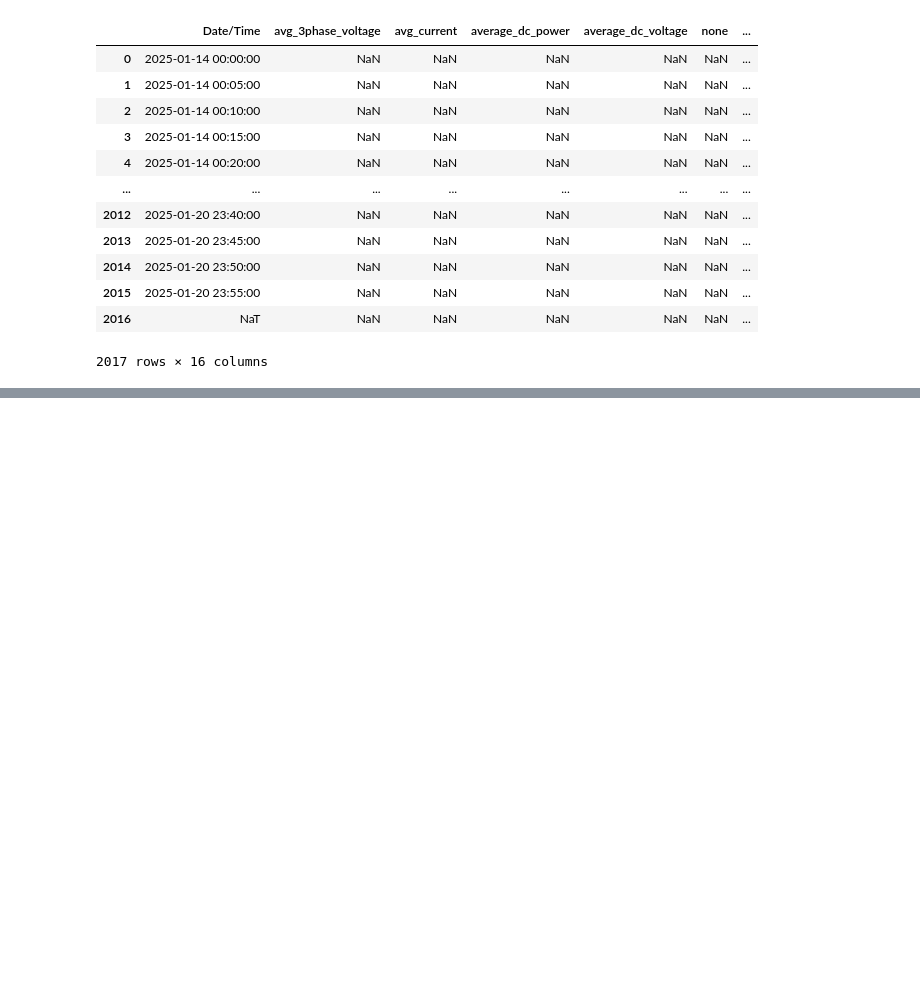
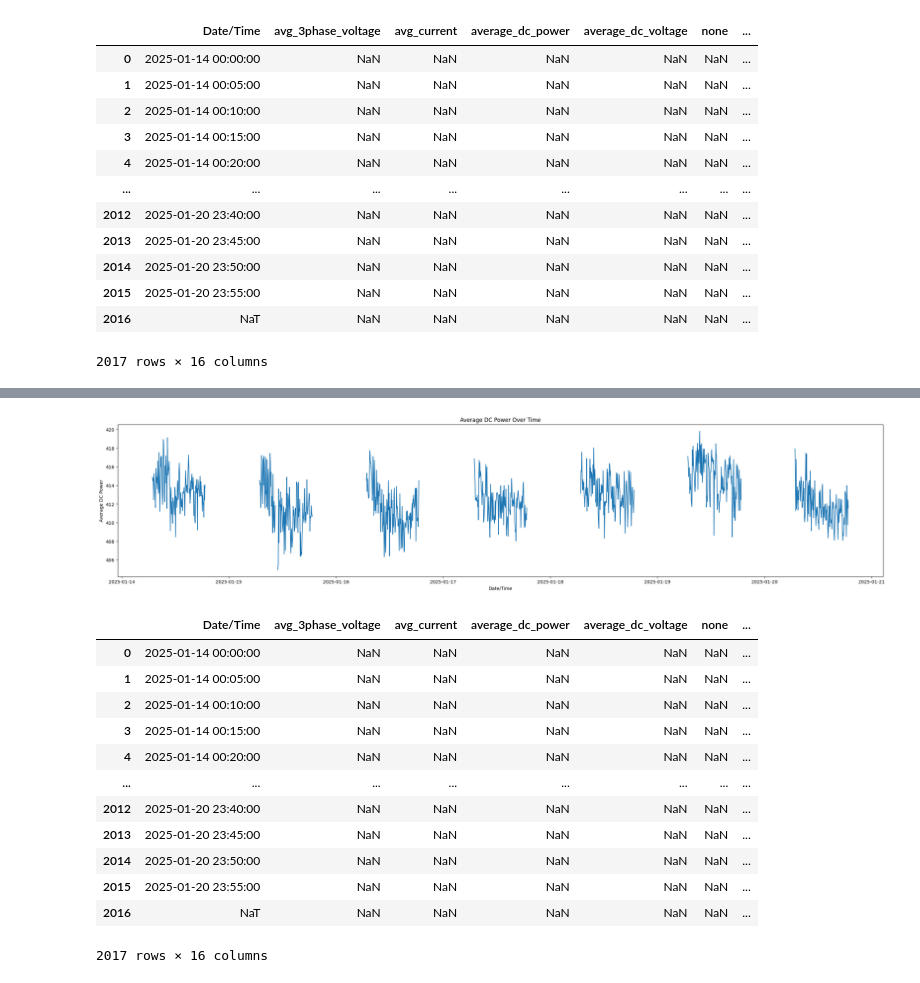
Before and after one commit to arjav1528/DigitalTwin, a Jupyter notebook: Digital_Twin.ipynb, the cells around one changed output, grey strips where cells are left out. Saved outputs shown, nothing was run; the diff lists cells and outputs as text; code cells hidden in the pictures; blank space fills up the shorter version.

```diff
--- a/Digital_Twin.ipynb
+++ b/Digital_Twin.ipynb
@@ -93,0 +124,26 @@ df
+# %%
+df = pd.read_csv('amess.csv')
+
+df['Date/Time'] = pd.to_datetime(df['Date/Time'], errors='coerce')
+plt.figure(figsize=(30, 6))
+plt.plot(df['Date/Time'], df['average_dc_power'])
+plt.title('Average DC Power Over Time')
+plt.xlabel('Date/Time')
+plt.ylabel('Average DC Power')
+plt.show()
+df
+# %% [output]
+[figure, added]
+|  | Date/Time | avg_3phase_voltage | avg_current | average_dc_power | average_dc_voltage | none | ... |
+| 0 | 2025-01-14 00:00:00 | NaN | NaN | NaN | NaN | NaN | ... |
+| 1 | 2025-01-14 00:05:00 | NaN | NaN | NaN | NaN | NaN | ... |
+| 2 | 2025-01-14 00:10:00 | NaN | NaN | NaN | NaN | NaN | ... |
+| 3 | 2025-01-14 00:15:00 | NaN | NaN | NaN | NaN | NaN | ... |
+| 4 | 2025-01-14 00:20:00 | NaN | NaN | NaN | NaN | NaN | ... |
+| ... | ... | ... | ... | ... | ... | ... | ... |
+| 2012 | 2025-01-20 23:40:00 | NaN | NaN | NaN | NaN | NaN | ... |
+| 2013 | 2025-01-20 23:45:00 | NaN | NaN | NaN | NaN | NaN | ... |
+| 2014 | 2025-01-20 23:50:00 | NaN | NaN | NaN | NaN | NaN | ... |
+| 2015 | 2025-01-20 23:55:00 | NaN | NaN | NaN | NaN | NaN | ... |
+| 2016 | NaT | NaN | NaN | NaN | NaN | NaN | ... |
+2017 rows × 16 columns
```
Also changed, not shown: parts of 3 cells of this notebook, 1 other file.
